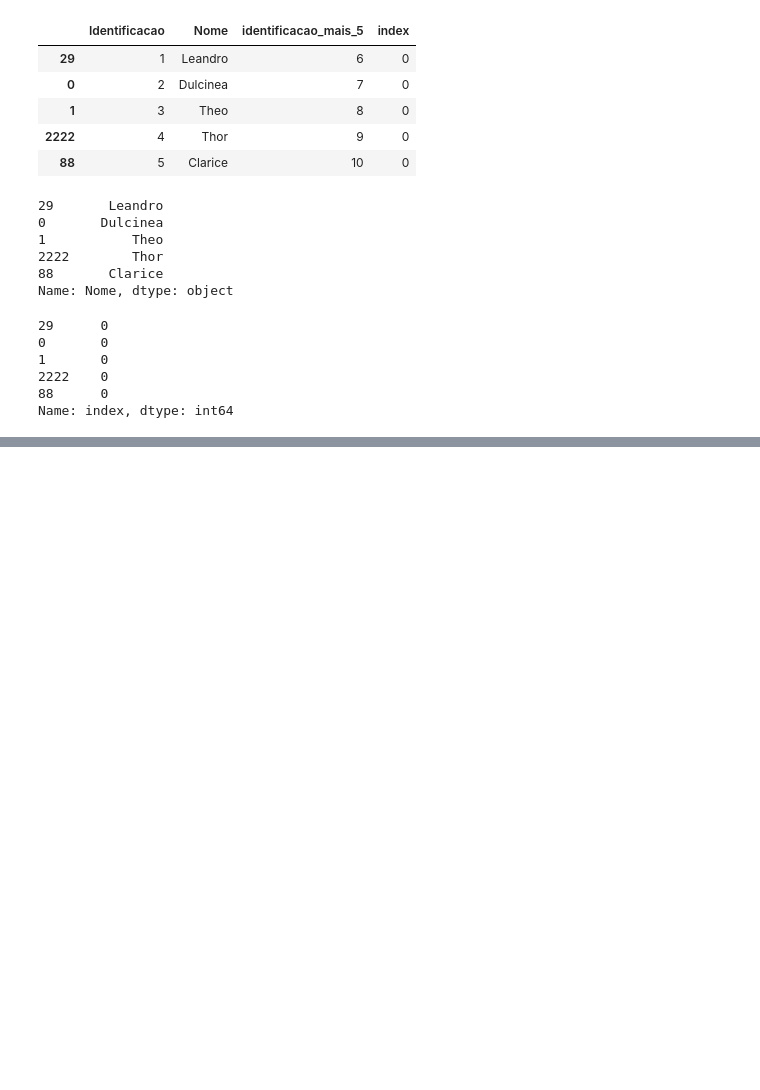
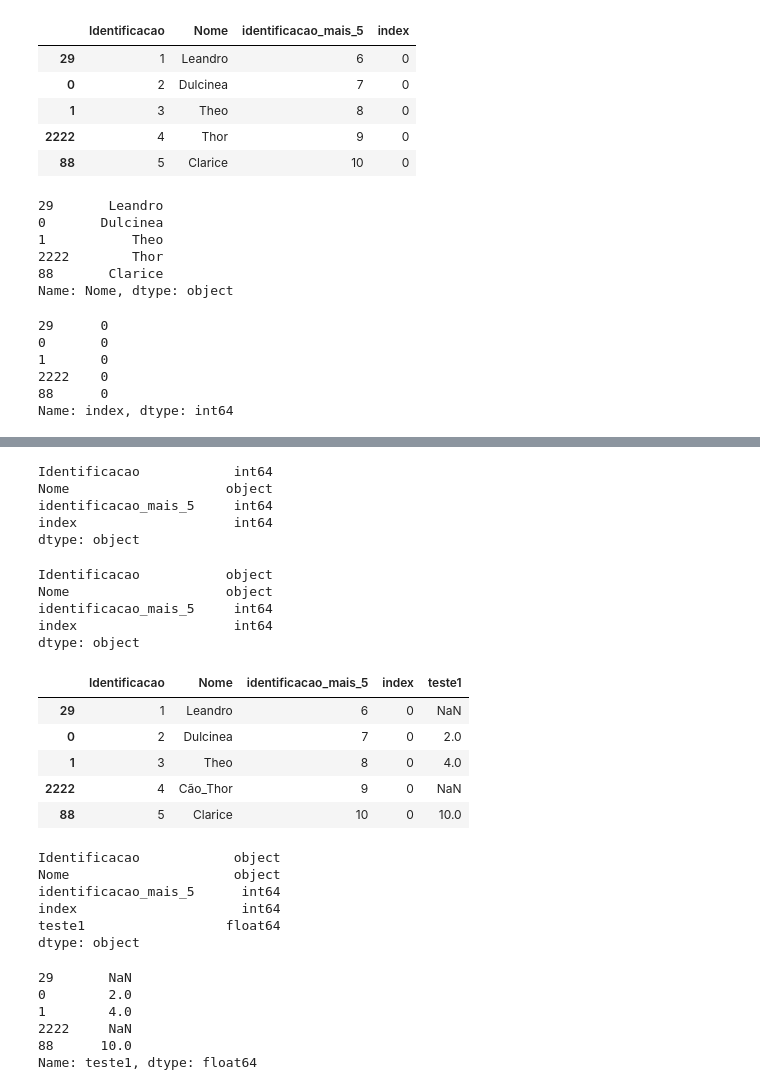
Before and after one commit to LeandroSobreiro/udemy_aulas, a Jupyter notebook: DataFrame.ipynb, the cells around one changed output, grey strips where cells are left out. Saved outputs shown, nothing was run; the diff lists cells and outputs as text; code cells hidden in the pictures; blank space fills up the shorter version.

```diff
--- a/DataFrame.ipynb
+++ b/DataFrame.ipynb
@@ -198,0 +343,2 @@ Name: index, dtype: int64
+# %%
+df3.iloc[3,1] = 'Cão_Thor'
@@ -198,0 +444,47 @@ Name: index, dtype: int64
+# %%
+df3.dtypes
+# %% [output]
+Identificacao            int64
+Nome                    object
+identificacao_mais_5     int64
+index                    int64
+dtype: object
+# %%
+df3.Identificacao =df3.Identificacao.astype(str)
+# %%
+df3.dtypes
+# %% [output]
+Identificacao           object
+Nome                    object
+identificacao_mais_5     int64
+index                    int64
+dtype: object
+# %%
+df3['teste1'] = [None, 2,4, None,10]
+# %%
+df3
+# %% [output]
+|  | Identificacao | Nome | identificacao_mais_5 | index | teste1 |
+| 29 | 1 | Leandro | 6 | 0 | NaN |
+| 0 | 2 | Dulcinea | 7 | 0 | 2.0 |
+| 1 | 3 | Theo | 8 | 0 | 4.0 |
+| 2222 | 4 | Cão_Thor | 9 | 0 | NaN |
+| 88 | 5 | Clarice | 10 | 0 | 10.0 |
+# %%
+df3.dtypes
+# %% [output]
+Identificacao            object
+Nome                     object
+identificacao_mais_5      int64
+index                     int64
+teste1                  float64
+dtype: object
+# %%
+df3.loc[:,'teste1']
+# %% [output]
+29       NaN
+0        2.0
+1        4.0
+2222     NaN
+88      10.0
+Name: teste1, dtype: float64
```
Also changed, not shown: parts of 85 cells of this notebook.
